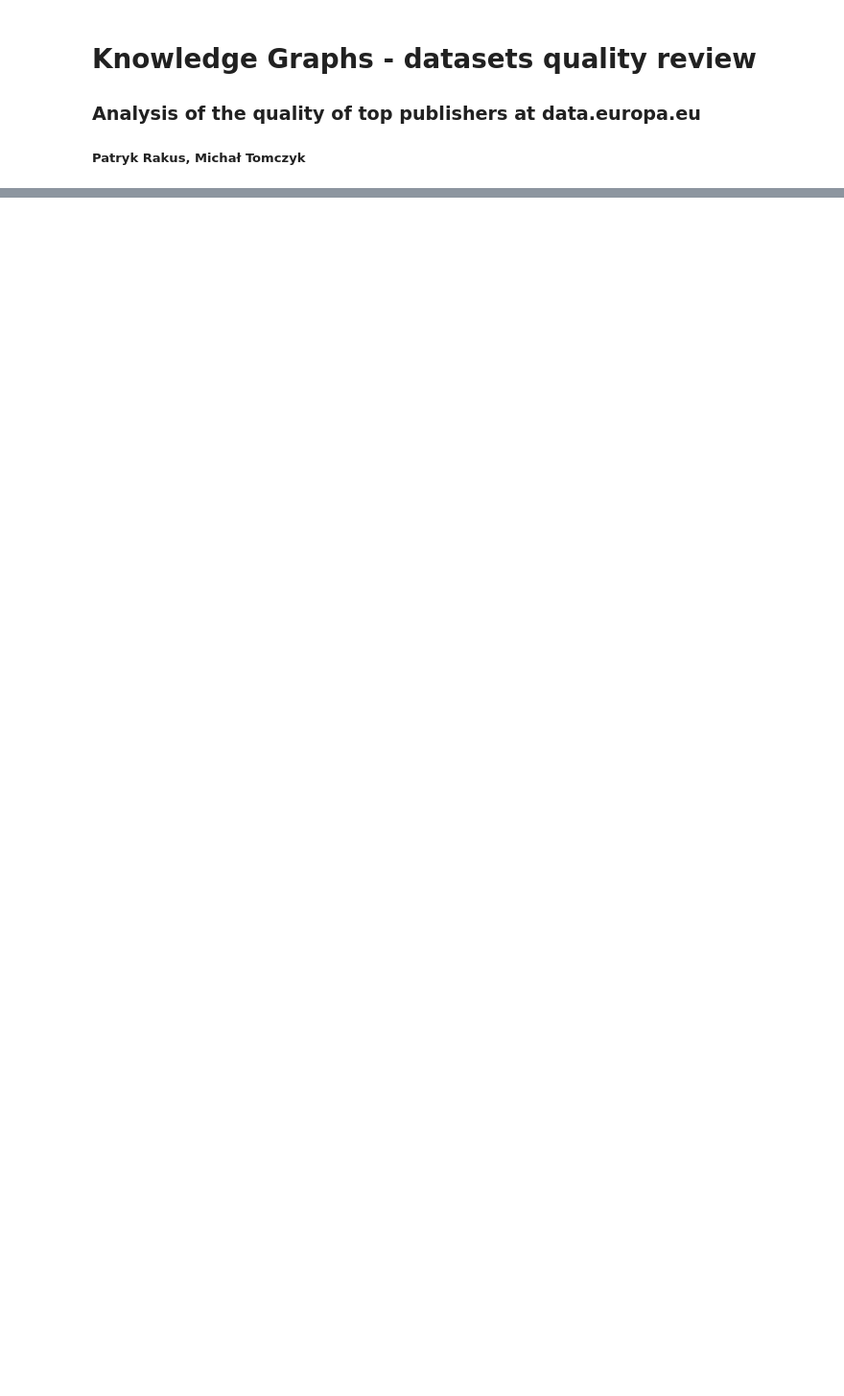
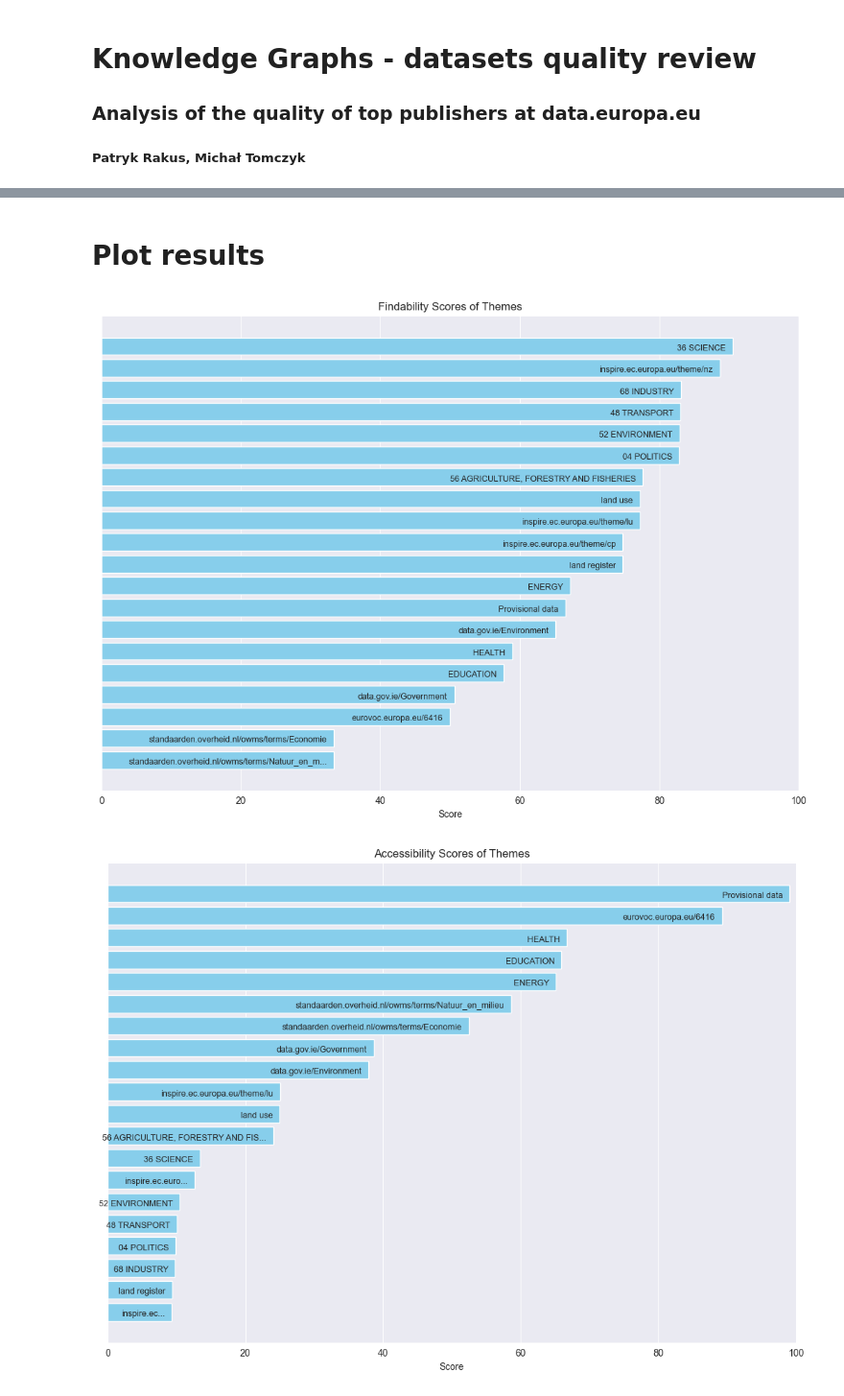
Before and after one commit to rakusp/KG24, a Jupyter notebook: themes_analysis.ipynb, the cells around one changed output, grey strips where cells are left out. Shown at 96% size. Drawn from its saved outputs; the diff is of its cells as text; code cells hidden in the pictures; blank space fills up the shorter version.

Commit message:
accessibility and reusability scores added, added amazing plots

```diff
--- a/themes_analysis.ipynb
+++ b/themes_analysis.ipynb
@@ -113,0 +223,50 @@ df_both_attributes
+# %%
+df_accessibility['avgDistributionCountNormalized'] = np.sqrt(df_accessibility['avgDistributionCount'] / df_accessibility['avgDistributionCount'].max()) * 100
+
+df_accessibility['accessibility_score'] = df_accessibility[['avgDistributionCountNormalized', 'percentageWithLicense', 'percentageWithAccessRights', 'percentageWithAccessURL', 'percentageWithDownloadURL']].sum(axis=1)
+df_accessibility['accessibility_score'] = df_accessibility['accessibility_score'] / 5
+# %%
+df_interoperability['avgReferencesNormalized'] = np.sqrt(df_interoperability['avgReferences'] / df_interoperability['avgReferences'].max()) * 100
+
+df_interoperability['interoperability_score'] = df_interoperability[['avgReferencesNormalized', 'percentageWithLanguage', 'percentageWithAccessRights', 'percentageBeingVersionOf', 'percentageWithIdentifier', 'percentageWithRightsHolder']].sum(axis=1)
+df_interoperability['interoperability_score'] = df_interoperability['interoperability_score'] / 6
+# %%
+df_reusability['reusability_score'] = df_reusability[['percentageWithConformsTo', 'percentageWithDescription', 'percentageWithProvenance', 'percentageWithIdentifier', 'percentageWithIssued', 'percentageWithRights', 'percentageWithFormat']].sum(axis=1)
+df_reusability['reusability_score'] = df_reusability['reusability_score'] / 7
+# %%
+df = df_findability.merge(df_accessibility, on='theme').merge(df_interoperability, on='theme').merge(df_reusability, on='theme', suffixes=('', '_y'))
+df = df[['themeName', 'findability_score', 'accessibility_score', 'interoperability_score', 'reusability_score']]
+df['overall_score'] = df[['findability_score', 'accessibility_score', 'interoperability_score', 'reusability_score']].mean(axis=1)
+df = df.apply(pd.to_numeric, errors='ignore')
+# %% [markdown]
+# Plot results
+# %%
+def plot_score(df, category, score_name):
+    df_sorted = df.sort_values(by=score_name, ascending=True)
+
+    plt.figure(figsize=(11, 8))
+    bars = plt.barh(df_sorted['themeName'], df_sorted[score_name], color='skyblue')
+    plt.gca().axes.get_yaxis().set_visible(False)
+    for bar, name in zip(bars, df_sorted['themeName']):
+        character_len=0.67
+        if len(name) * character_len > bar.get_width():
+            name = name[:(int(bar.get_width() / character_len) - 3)] + '...'
+        plt.text(bar.get_width() - 1, bar.get_y() + bar.get_height()/7, name, ha='right', va='bottom', rotation=0, fontsize=9)
+
+    plt.ylabel('Theme Name')
+    plt.xlabel('Score')
+    plt.xlim(0, 100)
+    plt.title(f'{category} Scores of Themes')
+    plt.xticks(rotation=0)
+    plt.tight_layout()
+    plt.show()
+
+plot_score(df_findability, 'Findability', 'findability_score')
+plot_score(df_accessibility, 'Accessibility', 'accessibility_score')
+plot_score(df_interoperability, 'Interoperability', 'interoperability_score')
+plot_score(df_reusability, 'Reusability', 'reusability_score')
+
+plot_score(df, 'Overall', 'overall_score')
+# %% [output]
+[figure, added]
+[figure, added]
```
Also changed, not shown: parts of 23 cells of this notebook, 5 other files.
